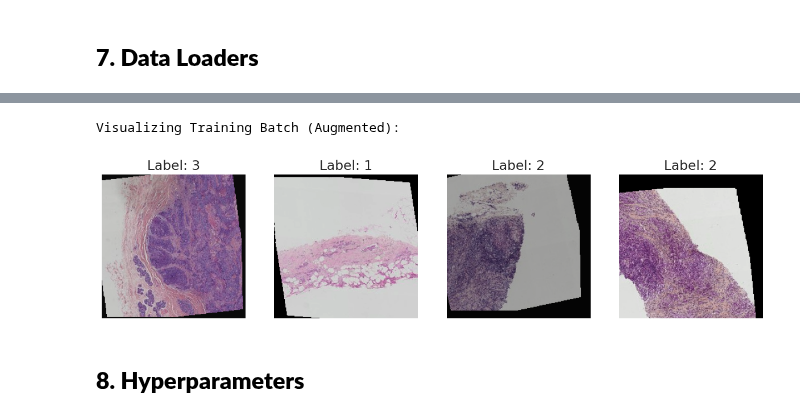
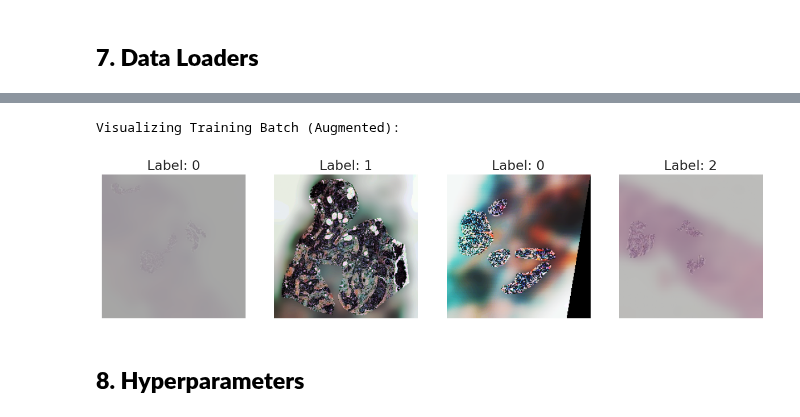
Before and after one commit to OBulun/AN2DL_CH_2, a Jupyter notebook: Notebooks/MobileNetV3.ipynb, the cells around one changed output, grey strips where cells are left out. Drawn from its saved outputs; the diff is of its cells as text; code cells hidden in the pictures.

```diff
--- a/Notebooks/MobileNetV3.ipynb
+++ b/Notebooks/MobileNetV3.ipynb
@@ -123,8 +120,8 @@ if USE_MASKED_PATCHES:
   PATCHES_OUT = os.path.join(datasets_path, "preprocessing_results_masked","train_patches_masked")
   SUBMISSION_PATCHES_OUT = os.path.join(datasets_path, "preprocessing_results_masked","submission_patches_masked")
 else:
-  PATCHES_OUT = os.path.join(datasets_path, "preprocessing_results","train_patches")
-  SUBMISSION_PATCHES_OUT = os.path.join(datasets_path, "preprocessing_results","submission_patches")
+  PATCHES_OUT = os.path.join(datasets_path, "preprocessing_results","train_patches_blurred")
+  SUBMISSION_PATCHES_OUT = os.path.join(datasets_path, "preprocessing_results","submission_patches_blurred")
 
 print(f"Dataset path: {datasets_path}")
 print(f"Train data path: {train_data_path}")
@@ -348,6 +345,11 @@ train_augmentation = transforms.Compose([
     # Optional: Add Gaussian blur for noise robustness
     # transforms.GaussianBlur(kernel_size=3, sigma=(0.1, 2.0))
 ])
+
+train_augmentation = transforms.Compose([
+    transforms.AutoAugment(policy=transforms.AutoAugmentPolicy.IMAGENET),
+    transforms.RandomHorizontalFlip(p=0.5)
+])
 # %% [markdown]
 ## **6. Custom Dataset Class**
 # %%
@@ -513,30 +503,30 @@ Num workers: 24
 # %%
 def show_batch(loader, count=4):
     images, labels = next(iter(loader))
     plt.figure(figsize=(15, 5))
 
     # Denormalize for visualization
     mean = torch.tensor(IMAGENET_MEAN).view(3, 1, 1)
     std = torch.tensor(IMAGENET_STD).view(3, 1, 1)
 
     for i in range(count):
         ax = plt.subplot(1, count, i + 1)
 
         img = images[i]
         img = img * std + mean  # Un-normalize
 
         img = torch.clamp(img, 0, 1)  # Clip to valid range
 
         plt.imshow(img.permute(1, 2, 0)) # CHW -> HWC
         plt.title(f"Label: {labels[i].item()}")
         plt.axis("off")
     plt.show()
 
 print("\nVisualizing Training Batch (Augmented):")
-show_batch(train_loader)
+show_batch(train_loader, 4)
 # %% [output]
 Visualizing Training Batch (Augmented):
-[figure, old version]
+[figure, new version]
 # %% [markdown]
 ## **8. Hyperparameters**
 # %%
```
Also changed, not shown: parts of 23 cells of this notebook.
